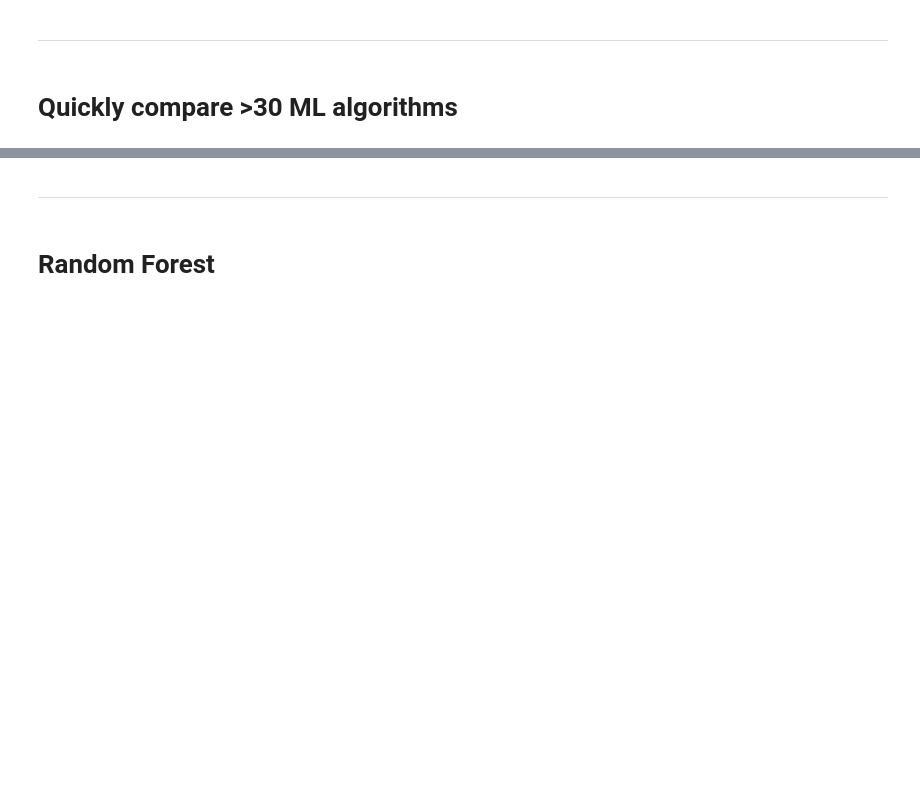
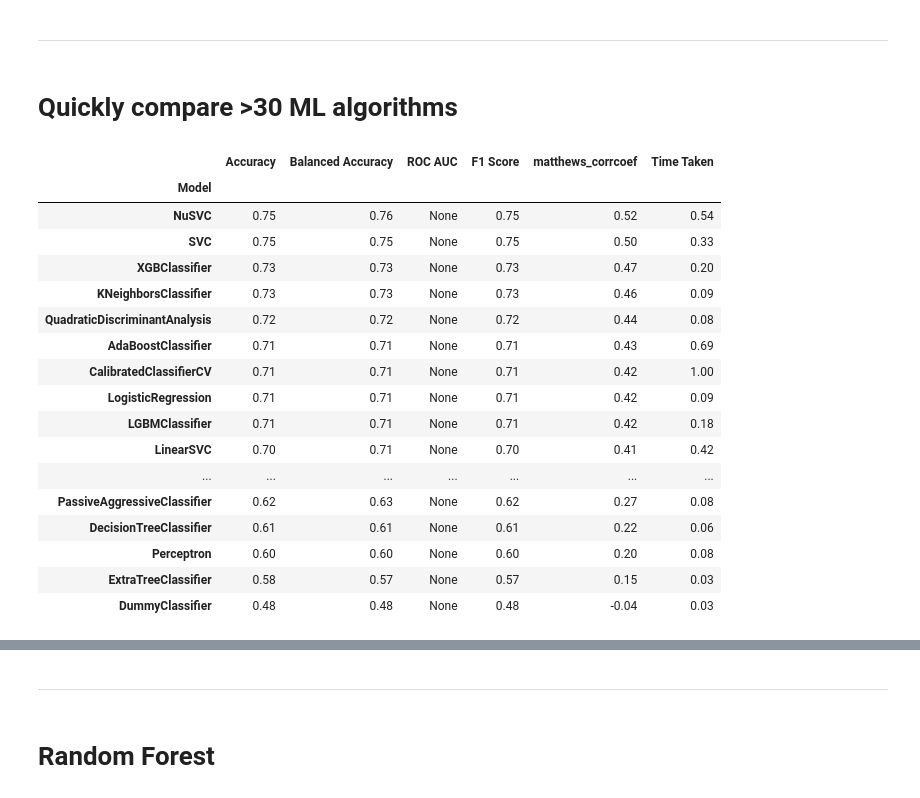
Before and after one commit to DanielAldas/RIIAA5.0_Workshop, a Jupyter notebook: Building_&_interpreting_Deep_AmPEP30_model.ipynb, the cells around one changed output, grey strips where cells are left out. Drawn from its saved outputs; the diff is of its cells as text; code cells hidden in the pictures; blank space fills up the shorter version.

```diff
--- a/Building_&_interpreting_Deep_AmPEP30_model.ipynb
+++ b/Building_&_interpreting_Deep_AmPEP30_model.ipynb
@@ -739,3 +753,22 @@ models_train,predictions_train = clf.fit(X_train, X_train, y_train, y_train)
 # %%
 # Prints the model performance (Training set)
-predictions_train
+predictions
+# %% [output]
+|  | Accuracy | Balanced Accuracy | ROC AUC | F1 Score | matthews_corrcoef | Time Taken |
+| Model |  |  |  |  |  |  |
+| NuSVC | 0.75 | 0.76 | None | 0.75 | 0.52 | 0.54 |
+| SVC | 0.75 | 0.75 | None | 0.75 | 0.50 | 0.33 |
+| XGBClassifier | 0.73 | 0.73 | None | 0.73 | 0.47 | 0.20 |
+| KNeighborsClassifier | 0.73 | 0.73 | None | 0.73 | 0.46 | 0.09 |
+| QuadraticDiscriminantAnalysis | 0.72 | 0.72 | None | 0.72 | 0.44 | 0.08 |
+| AdaBoostClassifier | 0.71 | 0.71 | None | 0.71 | 0.43 | 0.69 |
+| CalibratedClassifierCV | 0.71 | 0.71 | None | 0.71 | 0.42 | 1.00 |
+| LogisticRegression | 0.71 | 0.71 | None | 0.71 | 0.42 | 0.09 |
+| LGBMClassifier | 0.71 | 0.71 | None | 0.71 | 0.42 | 0.18 |
+| LinearSVC | 0.70 | 0.71 | None | 0.70 | 0.41 | 0.42 |
+| ... | ... | ... | ... | ... | ... | ... |
+| PassiveAggressiveClassifier | 0.62 | 0.63 | None | 0.62 | 0.27 | 0.08 |
+| DecisionTreeClassifier | 0.61 | 0.61 | None | 0.61 | 0.22 | 0.06 |
+| Perceptron | 0.60 | 0.60 | None | 0.60 | 0.20 | 0.08 |
+| ExtraTreeClassifier | 0.58 | 0.57 | None | 0.57 | 0.15 | 0.03 |
+| DummyClassifier | 0.48 | 0.48 | None | 0.48 | -0.04 | 0.03 |
```
Also changed, not shown: parts of 10 cells of this notebook.
